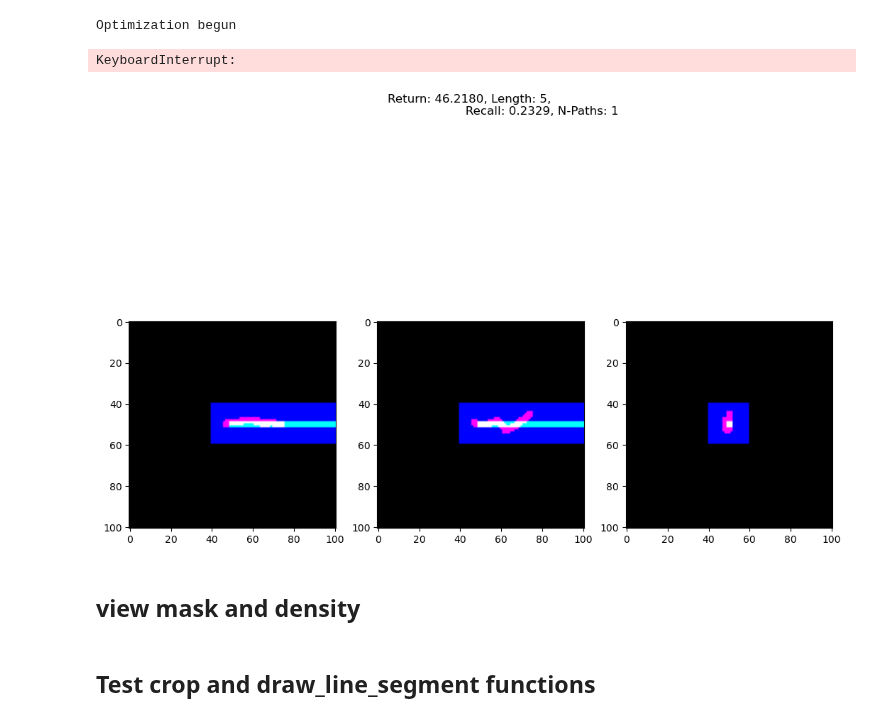
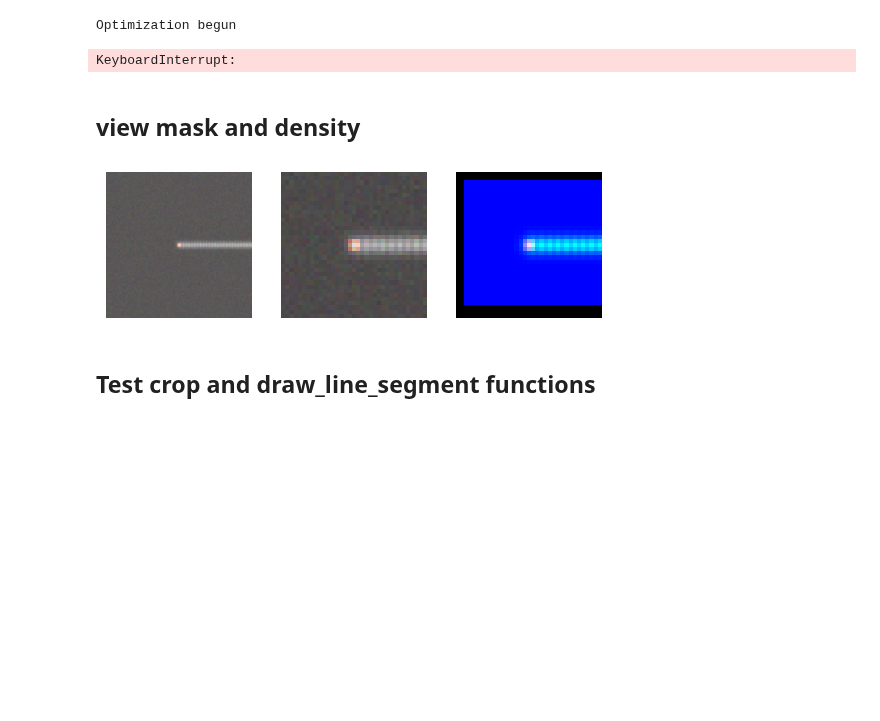
Before and after one commit to twardlab/neurotrack, a Jupyter notebook: neuron_trx/notebooks/sac_trx_tests.ipynb, the cells around one changed output. Cells and saved outputs as stored; diff of their text form; code cells hidden in the pictures; blank space fills up the shorter version.

Commit message:
working example with flat 3D phantoms (stopping but no branching)

```diff
--- a/neuron_trx/notebooks/sac_trx_tests.ipynb
+++ b/neuron_trx/notebooks/sac_trx_tests.ipynb
@@ -44,22 +43,21 @@ patch_radius = 17
 env = Environment(img_dir,
                   radius=patch_radius,
                   seeds=seeds,
-                  n_seeds=n_seeds,
                   step_size=step_size,
                   step_width=step_width,
                   max_len=50,
                   alpha=alpha,
                   beta=beta,
                   friction=friction,
-                  branching=True)
+                  branching=False)
 
-sac_model = SACModel(in_channels=5,
+sac_model = SACModel(in_channels=4,
                      input_size=(2*patch_radius+1),
-                     start_steps=10000,
+                     start_steps=1,
                      lr=lr,
                      gamma=gamma,
-                     entropy_coeff=0.2,
-                     n_filters=16)
+                     entropy_coeff=0.0,
+                     n_filters=32)
 
 # if model:
 #     sac_model.load_model(model)
@@ -75,23 +64,23 @@ plt.show()
 # %%
 env.reset()
+NOW = datetime.now().strftime("%m-%d-%Y_%H:%M:%S")
+
 with cProfile.Profile() as pr:
 
     sac_model.train(env,
                 episodes=10000,
                 batch_size=batch_size,
-                update_after=10000,
+                update_after=1,
                 update_every=1,
                 tau=tau,
-                save_snapshots=True,
                 show=False,
                 output='/home/brysongray/tractography/outputs_test',
-                name='test_n_filters-16_entropy-0.2'
+                name=f'test_{NOW}'
                 )
 
     pr.print_stats("cumtime")
 # %% [output]
 Optimization begun
 KeyboardInterrupt:
-[figure, removed]
 # %% [markdown]
 ## view mask and density
@@ -108,3 +87,7 @@ plt.show()
+# %%
+tracking_interface.show_state(env)
+# %% [output]
+[figure, added]
 # %% [markdown]
 ## Test crop  and draw_line_segment functions
 # %%
```
Also changed, not shown: parts of 15 cells of this notebook, 23 other files.
